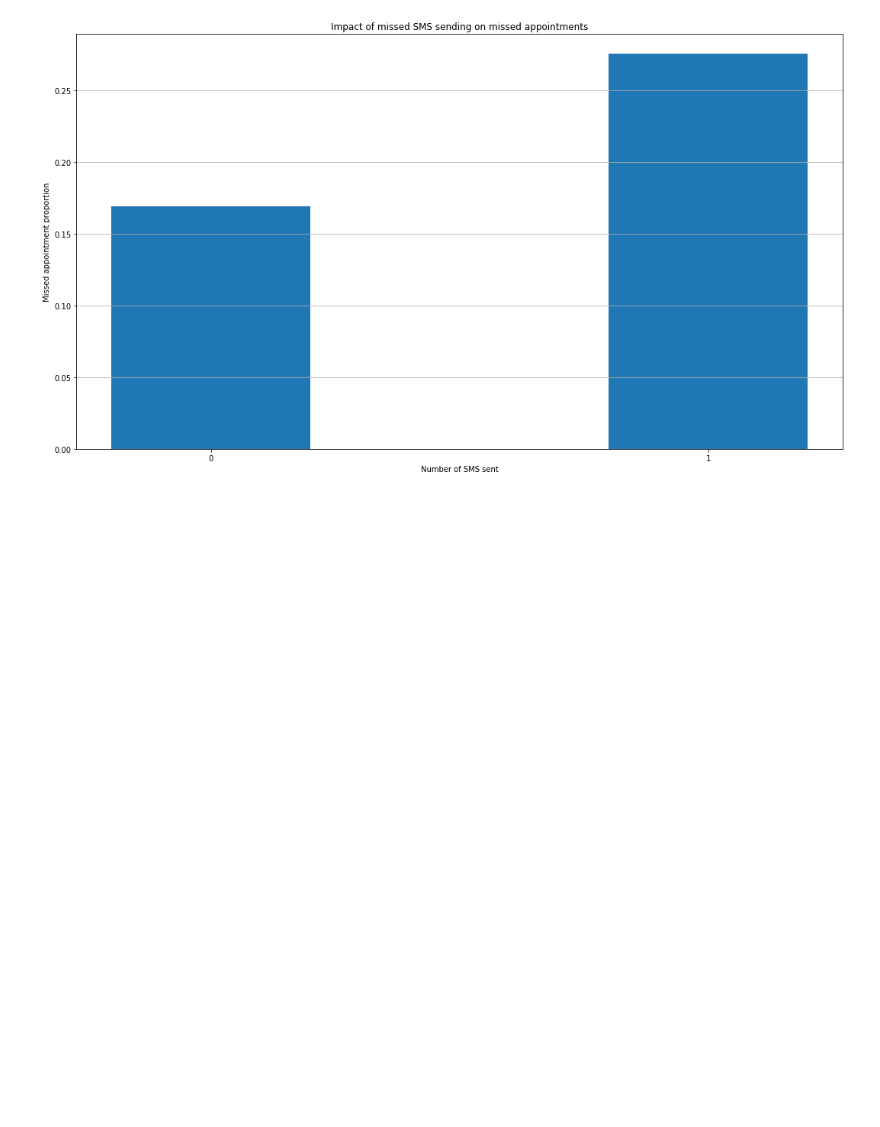
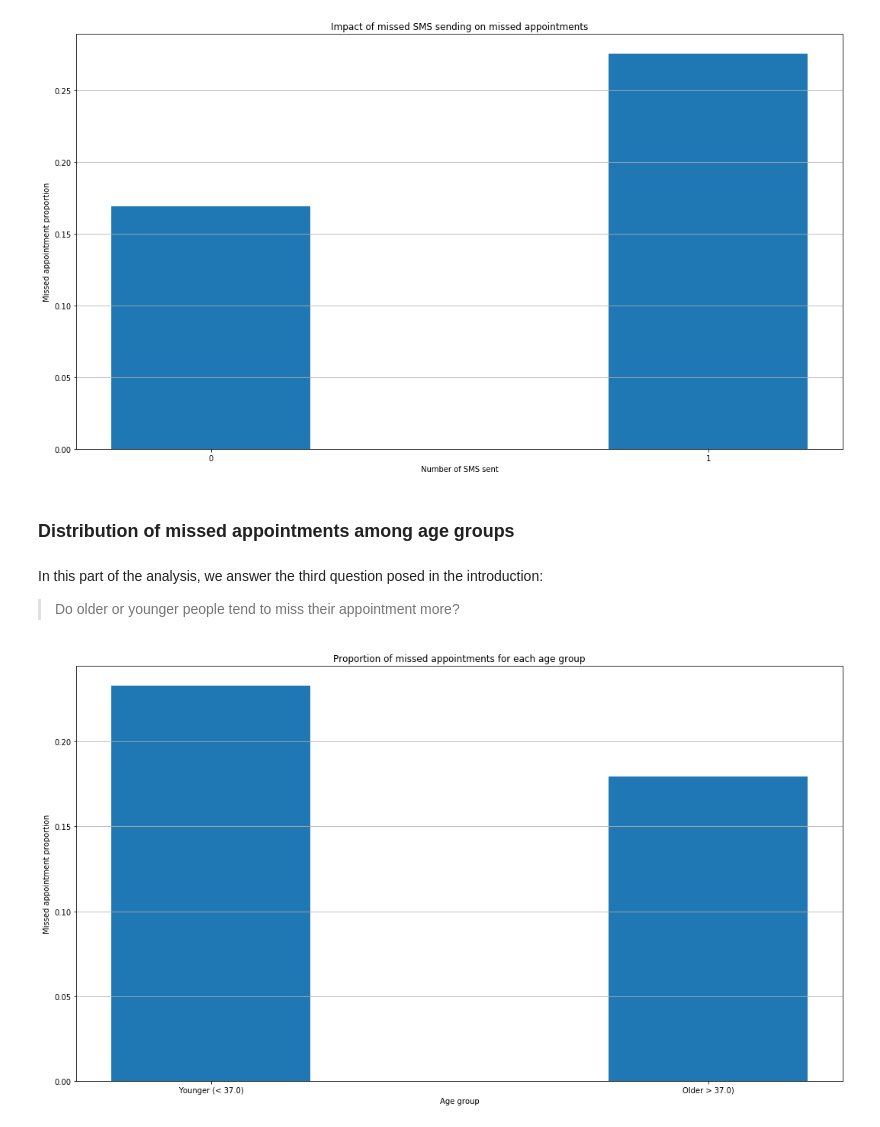
Before and after one commit to mhadjiantonis/missed_doc_apptmnts, a Jupyter notebook: missed_doc_apptmnt.ipynb, the cells around one changed output. Drawn from its saved outputs; the diff is of its cells as text; code cells hidden in the pictures; blank space fills up the shorter version.

Commit message:
feat: Analyze missed appointments for age groups
 Calculate missed appointment proportion for the two age groups
 (Younger -- Age less than median age and Older -- Age greater than
 median age).

```diff
--- a/missed_doc_apptmnt.ipynb
+++ b/missed_doc_apptmnt.ipynb
@@ -351,3 +351,30 @@ plt.ylabel('Missed appointment proportion')
 plt.grid(axis = 'y');
 # %% [output]
 [figure]
+# %% [markdown]
+### Distribution of missed appointments among age groups
+# %% [markdown]
+In this part of the analysis, we answer the third question posed in the introduction:
+> Do older or younger people tend to miss their appointment more?
+# %%
+min_age = df_doc_apps.age.min()
+med_age = df_doc_apps.age.median()
+max_age = df_doc_apps.age.max()
+bin_edges = [min_age, med_age, max_age]
+bin_labels = ['Young', 'Old']
+df_doc_apps['age_group'] = pd.cut(df_doc_apps.age, bin_edges, labels = bin_labels)
+# %%
+age_group_missed_apps = df_doc_apps.groupby(['age_group']).mean().no_show
+plot_labels = ['Younger (< {})'.format(med_age), 'Older > {})'.format(med_age)]
+plot_values = age_group_missed_apps.values
+plot_positions = np.linspace(0,2,len(plot_labels))
+# %%
+plt.figure(figsize = (18,10))
+plt.bar(plot_positions, plot_values)
+plt.title('Proportion of missed appointments for each age group')
+plt.xlabel('Age group')
+plt.xticks(plot_positions, plot_labels)
+plt.ylabel('Missed appointment proportion')
+plt.grid(axis = 'y');
+# %% [output]
+[figure, added]
```
Also changed, not shown: parts of 1 cell of this notebook.
